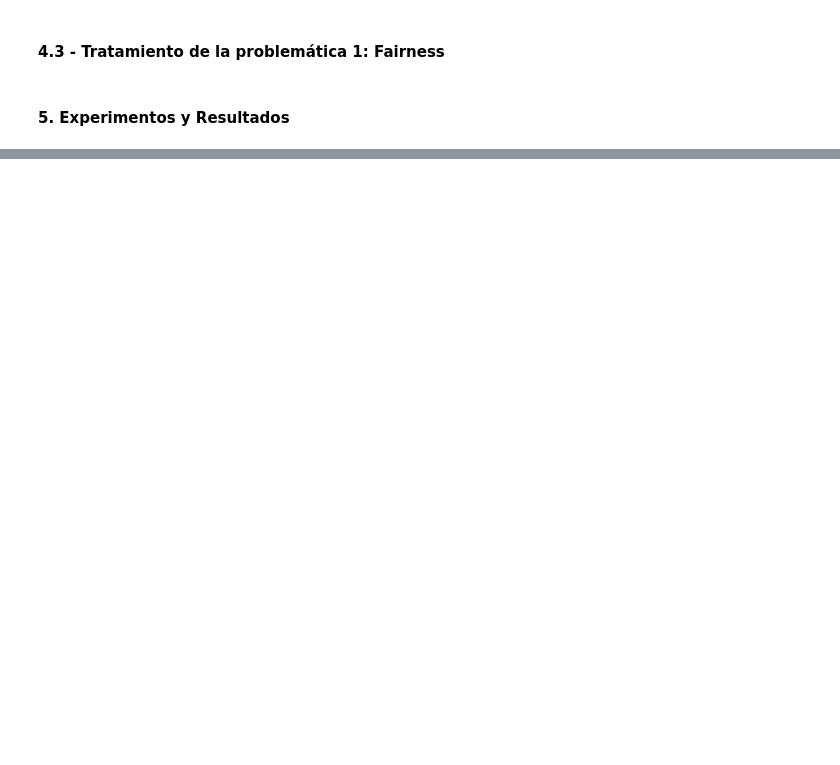
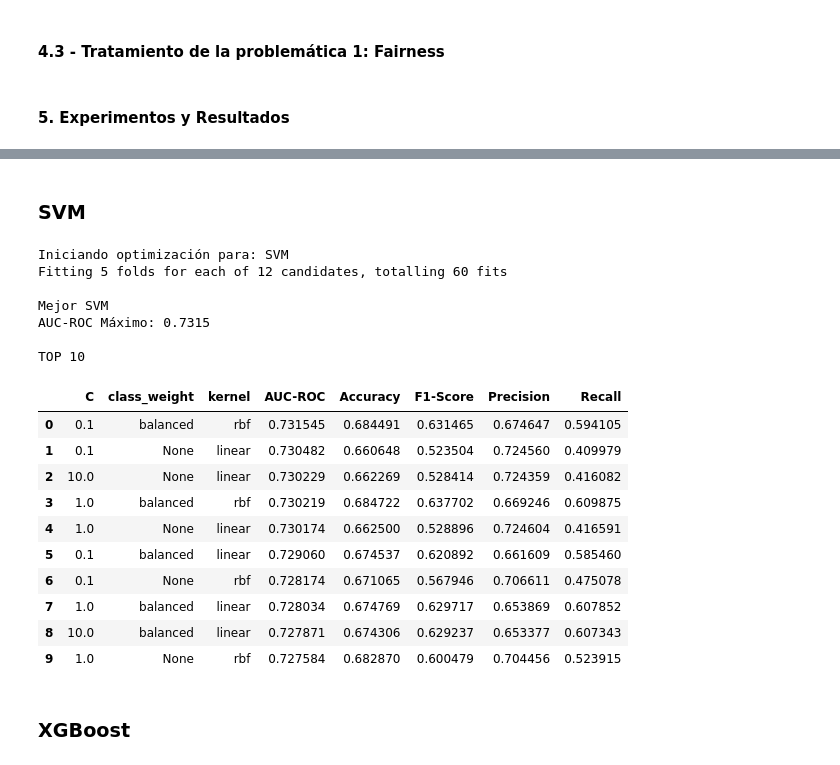
Before and after one commit to dmg131/AA_proyect, a Jupyter notebook: experimentos_y_resultados.ipynb, the cells around one changed output, grey strips where cells are left out. Cells and saved outputs as stored; diff of their text form; code cells hidden in the pictures; blank space fills up the shorter version.

```diff
--- a/experimentos_y_resultados.ipynb
+++ b/experimentos_y_resultados.ipynb
@@ -315,0 +418,41 @@ Parameters: { "use_label_encoder" } are not used.
+# %% [markdown]
+### SVM
+# %%
+param_grid_svm = {
+    'classifier__C': [0.1, 1, 10],
+    'classifier__kernel': ['linear', 'rbf'],
+    'classifier__class_weight': [None, 'balanced']
+}
+
+mejor_modelo_svm, df_top10_svm, resumen_svm = optimizar_modelo(
+    nombre_modelo="SVM",
+    estimador=SVC(probability=True, random_state=42),
+    param_grid=param_grid_svm,
+    preprocessor=preprocessor,
+    X_train=X_train,
+    y_train=y_train
+)
+
+print("\nTOP 10")
+display(df_top10_svm)
+# %% [output]
+Iniciando optimización para: SVM
+Fitting 5 folds for each of 12 candidates, totalling 60 fits
+
+Mejor SVM
+AUC-ROC Máximo: 0.7315
+
+TOP 10
+|  | C | class_weight | kernel | AUC-ROC | Accuracy | F1-Score | Precision | Recall |
+| 0 | 0.1 | balanced | rbf | 0.731545 | 0.684491 | 0.631465 | 0.674647 | 0.594105 |
+| 1 | 0.1 | None | linear | 0.730482 | 0.660648 | 0.523504 | 0.724560 | 0.409979 |
+| 2 | 10.0 | None | linear | 0.730229 | 0.662269 | 0.528414 | 0.724359 | 0.416082 |
+| 3 | 1.0 | balanced | rbf | 0.730219 | 0.684722 | 0.637702 | 0.669246 | 0.609875 |
+| 4 | 1.0 | None | linear | 0.730174 | 0.662500 | 0.528896 | 0.724604 | 0.416591 |
+| 5 | 0.1 | balanced | linear | 0.729060 | 0.674537 | 0.620892 | 0.661609 | 0.585460 |
+| 6 | 0.1 | None | rbf | 0.728174 | 0.671065 | 0.567946 | 0.706611 | 0.475078 |
+| 7 | 1.0 | balanced | linear | 0.728034 | 0.674769 | 0.629717 | 0.653869 | 0.607852 |
+| 8 | 10.0 | balanced | linear | 0.727871 | 0.674306 | 0.629237 | 0.653377 | 0.607343 |
+| 9 | 1.0 | None | rbf | 0.727584 | 0.682870 | 0.600479 | 0.704456 | 0.523915 |
+# %% [markdown]
+### XGBoost
```
Also changed, not shown: parts of 12 cells of this notebook.
